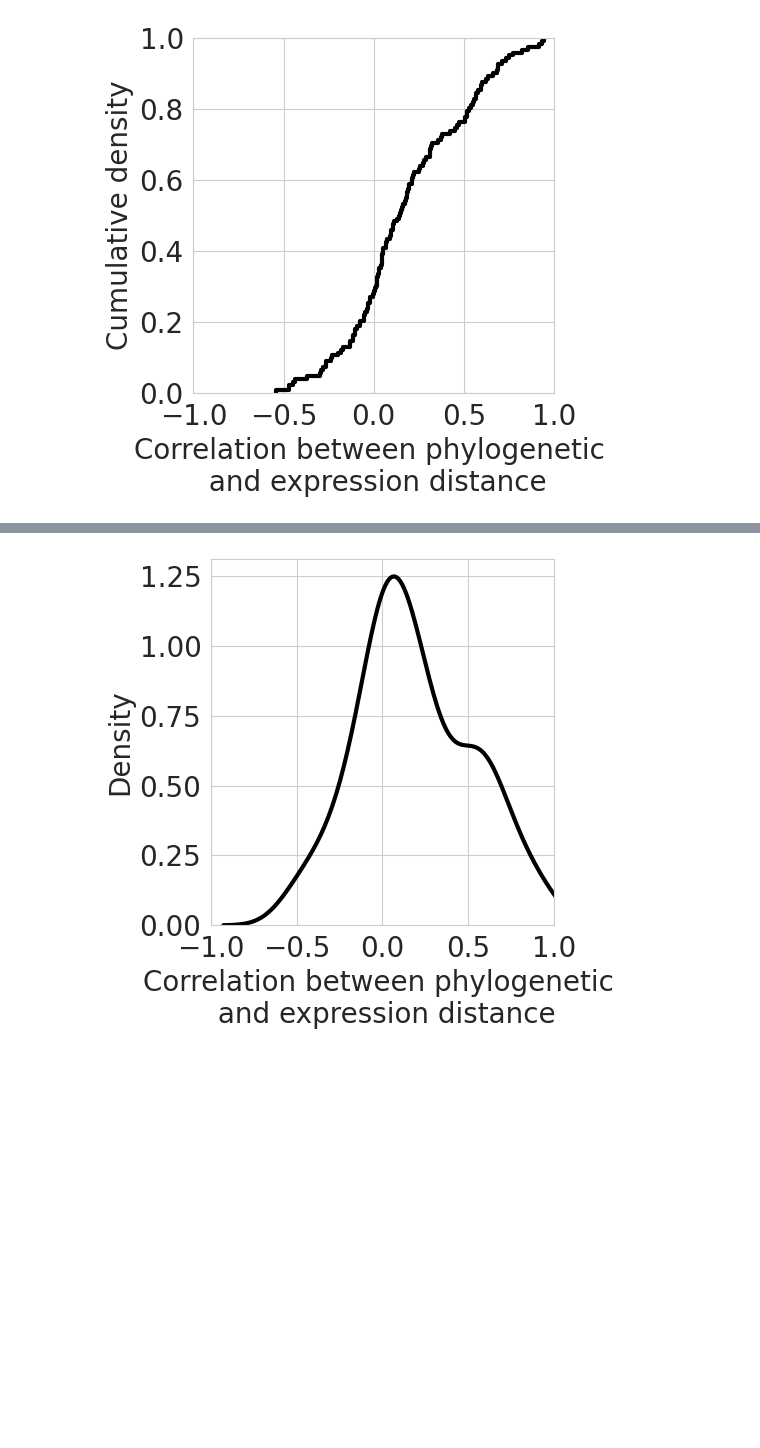
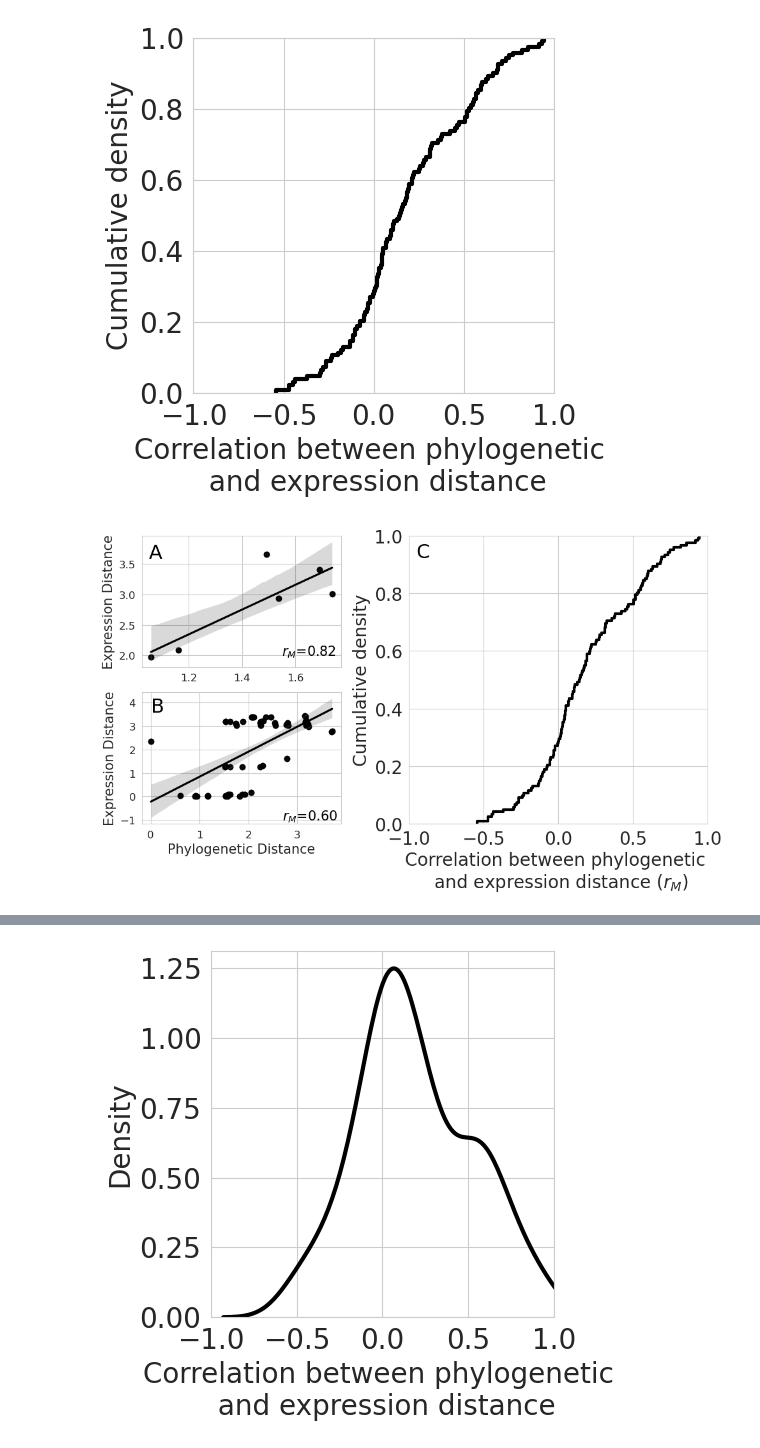
Before and after one commit to gabe-dubose/mtstp, a Jupyter notebook: analysis/notebooks/03_phylogenetic_vs_expression_distance.ipynb, the cells around one changed output, grey strips where cells are left out. Saved outputs shown, nothing was run; the diff lists cells and outputs as text; code cells hidden in the pictures; blank space fills up the shorter version.

```diff
--- a/analysis/notebooks/03_phylogenetic_vs_expression_distance.ipynb
+++ b/analysis/notebooks/03_phylogenetic_vs_expression_distance.ipynb
@@ -75,3 +87,55 @@ plt.tight_layout()
 plt.savefig('/home/gabe/Desktop/mtstp/figures/primary/distance_correlations_ecdf.pdf', bbox_inches='tight', pad_inches=0.1)
 # %% [output]
 [figure]
+# %%
+#load data for examples
+#Group 823: A set of HOX homologs
+group_823_data = pd.read_csv('/home/gabe/Desktop/mtstp/data/intermediate_data/gene_cluster_diversity_analysis/group_823_correlation_example.csv')
+# Group 615: A set of Osirus protein homologs that have ben implied in octanoic acid (toxic secondary plant chemical) resistance in Drosophila
+group_340_data = pd.read_csv('/home/gabe/Desktop/mtstp/data/intermediate_data/gene_cluster_diversity_analysis/group_340_correlation_example.csv')
+# %%
+# Create figure and GridSpec layout
+fig = plt.figure(figsize=(10, 6))
+gs = fig.add_gridspec(2, 2, height_ratios=[1, 1], width_ratios=[1,1.5])  # 2 rows, 2 columns, equal heights for rows
+
+# Define subplots within the GridSpec
+ax1 = fig.add_subplot(gs[0, 0])  # Top left subplot
+ax2 = fig.add_subplot(gs[1, 0])  # Bottom left subplot
+ax3 = fig.add_subplot(gs[:, 1])  # Right subplot spanning both rows
+
+#A
+sns.ecdfplot(data=data, x="r", ax=ax3, linewidth=3, color='black')
+ax3.set_xlabel('Correlation between phylogenetic \n and expression distance ($r_{M}$)', fontsize = 20)
+ax3.set_ylabel('Cumulative density', fontsize = 20)
+ax3.tick_params(axis='x', labelsize=20)
+ax3.tick_params(axis='y', labelsize=20)
+ax3.set_xlim(-1,1)
+
+sns.regplot(data=group_823_data, x='phylogenetic.distance', y='expression.distance', ax=ax1, color='black')
+sns.regplot(data=group_340_data, x='phylogenetic.distance', y='expression.distance', ax=ax2, color='black')
+
+ax1.set_ylabel('Expression Distance', fontsize=15)
+ax1.set_xlabel('')
+ax2.set_ylabel('Expression Distance', fontsize=15)
+ax2.set_xlabel('Phylogenetic Distance', fontsize=15)
+
+ax1.tick_params(axis='x', labelsize=12)
+ax1.tick_params(axis='y', labelsize=12)
+
+ax2.tick_params(axis='x', labelsize=12)
+ax2.tick_params(axis='y', labelsize=12)
+
+#add correlations
+ax1.text(1.55, 2, s='$r_{M}$=0.82', fontsize=15, color='black')
+ax2.text(2.7, -1, s='$r_{M}$=0.60', fontsize=15, color='black')
+
+#add plot labels
+ax1.text(1.05, 3.6, s='A', fontsize=22, color='black')
+ax2.text(0, 3.6, s='B', fontsize=22, color='black')
+ax3.text(-0.95, 0.925, s='C', fontsize=22, color='black')
+
+
+plt.tight_layout()
+plt.savefig('/home/gabe/Desktop/mtstp/figures/primary/distance_correlations_ecdf_with_examples.pdf', bbox_inches='tight', pad_inches=0.1)
+# %% [output]
+[figure, added]
```
Also changed, not shown: parts of 3 cells of this notebook, 17 other files.
